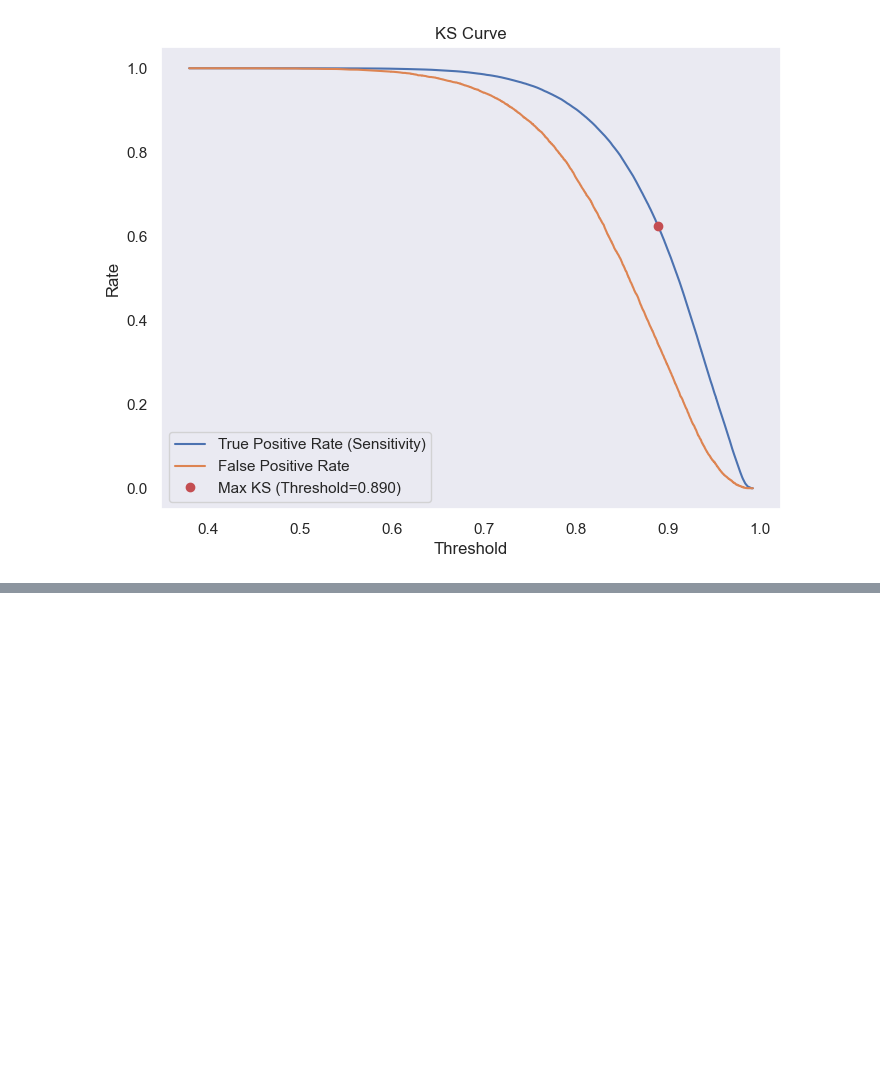
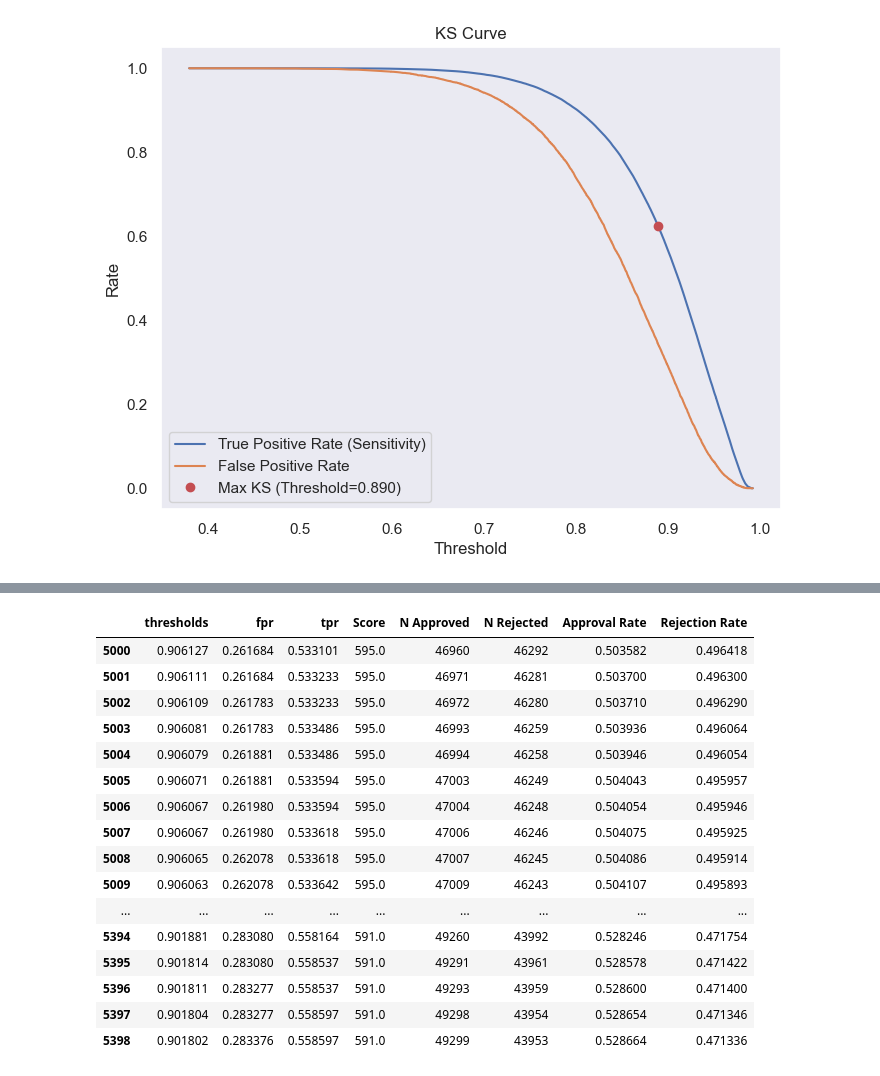
Before and after one commit to dcgkpindiastudy/CreditRiskModelingInPython, a Jupyter notebook: Src/Credit Risk Modeling - PD Model.ipynb, the cells around one changed output, grey strips where cells are left out. Saved outputs shown, nothing was run; the diff lists cells and outputs as text; code cells hidden in the pictures; blank space fills up the shorter version.

Commit message:
updated till setting cutoff
Updated till setting cutoff

```diff
--- a/Src/Credit Risk Modeling - PD Model.ipynb
+++ b/Src/Credit Risk Modeling - PD Model.ipynb
@@ -1567,0 +2185,8 @@ plot_ks_curve(loan_data_targets_test, y_hat_test_proba)
+# %%
+df_cutoffs['Score'] = ((np.log(df_cutoffs['thresholds'] / (1 - df_cutoffs['thresholds'])) - min_sum_coef) * ((max_score - min_score) / (max_sum_coef - min_sum_coef)) + min_score).round()
+# The score corresponsing to each threshold equals:
+# The the difference between the natural logarithm of the ratio of the threshold and 1 minus the threshold and
+# the minimum sum of coefficients
+# multiplied by
+# the sum of the minimum score and the ratio of the difference between the maximum score and minimum score and
+# the difference between the maximum sum of coefficients and the minimum sum of coefficients.
@@ -1567,0 +2202,2 @@ plot_ks_curve(loan_data_targets_test, y_hat_test_proba)
+# %%
+df_cutoffs['Score'][0] = max_score
@@ -1567,0 +2222,20 @@ plot_ks_curve(loan_data_targets_test, y_hat_test_proba)
+# %%
+# We define a function called 'n_approved' which assigns a value of 1 if a predicted probability
+# is greater than the parameter p, which is a threshold, and a value of 0, if it is not.
+# Then it sums the column.
+# Thus, if given any percentage values, the function will return
+# the number of rows wih estimated probabilites greater than the threshold.
+def n_approved(p):
+    return np.where(df_actual_predicted_probs['y_hat_test_proba'] >= p, 1, 0).sum()
+# %%
+df_cutoffs['N Approved'] = df_cutoffs['thresholds'].apply(n_approved)
+# Assuming that all credit applications above a given probability of being 'good' will be approved,
+# when we apply the 'n_approved' function to a threshold, it will return the number of approved applications.
+# Thus, here we calculate the number of approved appliations for al thresholds.
+df_cutoffs['N Rejected'] = df_actual_predicted_probs['y_hat_test_proba'].shape[0] - df_cutoffs['N Approved']
+# Then, we calculate the number of rejected applications for each threshold.
+# It is the difference between the total number of applications and the approved applications for that threshold.
+df_cutoffs['Approval Rate'] = df_cutoffs['N Approved'] / df_actual_predicted_probs['y_hat_test_proba'].shape[0]
+# Approval rate equalts the ratio of the approved applications and all applications.
+df_cutoffs['Rejection Rate'] = 1 - df_cutoffs['Approval Rate']
+# Rejection rate equals one minus approval rate.
@@ -1567,0 +2260,21 @@ plot_ks_curve(loan_data_targets_test, y_hat_test_proba)
+# %%
+df_cutoffs.iloc[5000: 6200, ]
+# Here we display the dataframe with cutoffs form line with index 5000 to line with index 6200.
+# %% [output]
+|  | thresholds | fpr | tpr | Score | N Approved | N Rejected | Approval Rate | Rejection Rate |
+| 5000 | 0.906127 | 0.261684 | 0.533101 | 595.0 | 46960 | 46292 | 0.503582 | 0.496418 |
+| 5001 | 0.906111 | 0.261684 | 0.533233 | 595.0 | 46971 | 46281 | 0.503700 | 0.496300 |
+| 5002 | 0.906109 | 0.261783 | 0.533233 | 595.0 | 46972 | 46280 | 0.503710 | 0.496290 |
+| 5003 | 0.906081 | 0.261783 | 0.533486 | 595.0 | 46993 | 46259 | 0.503936 | 0.496064 |
+| 5004 | 0.906079 | 0.261881 | 0.533486 | 595.0 | 46994 | 46258 | 0.503946 | 0.496054 |
+| 5005 | 0.906071 | 0.261881 | 0.533594 | 595.0 | 47003 | 46249 | 0.504043 | 0.495957 |
+| 5006 | 0.906067 | 0.261980 | 0.533594 | 595.0 | 47004 | 46248 | 0.504054 | 0.495946 |
+| 5007 | 0.906067 | 0.261980 | 0.533618 | 595.0 | 47006 | 46246 | 0.504075 | 0.495925 |
+| 5008 | 0.906065 | 0.262078 | 0.533618 | 595.0 | 47007 | 46245 | 0.504086 | 0.495914 |
+| 5009 | 0.906063 | 0.262078 | 0.533642 | 595.0 | 47009 | 46243 | 0.504107 | 0.495893 |
+| ... | ... | ... | ... | ... | ... | ... | ... | ... |
+| 5394 | 0.901881 | 0.283080 | 0.558164 | 591.0 | 49260 | 43992 | 0.528246 | 0.471754 |
+| 5395 | 0.901814 | 0.283080 | 0.558537 | 591.0 | 49291 | 43961 | 0.528578 | 0.471422 |
+| 5396 | 0.901811 | 0.283277 | 0.558537 | 591.0 | 49293 | 43959 | 0.528600 | 0.471400 |
+| 5397 | 0.901804 | 0.283277 | 0.558597 | 591.0 | 49298 | 43954 | 0.528654 | 0.471346 |
+| 5398 | 0.901802 | 0.283376 | 0.558597 | 591.0 | 49299 | 43953 | 0.528664 | 0.471336 |
```
Also changed, not shown: parts of 78 cells of this notebook.
